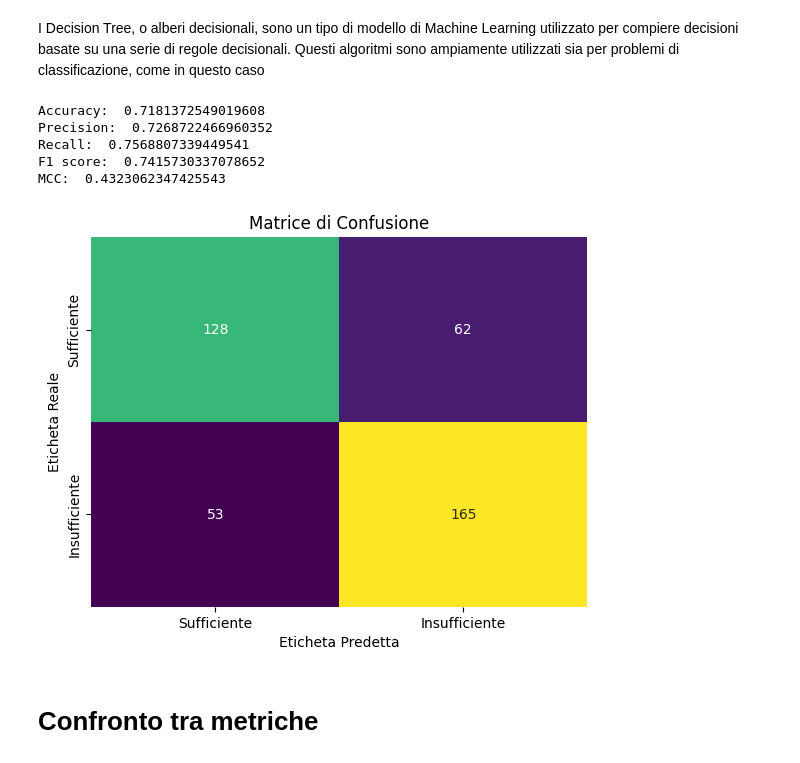
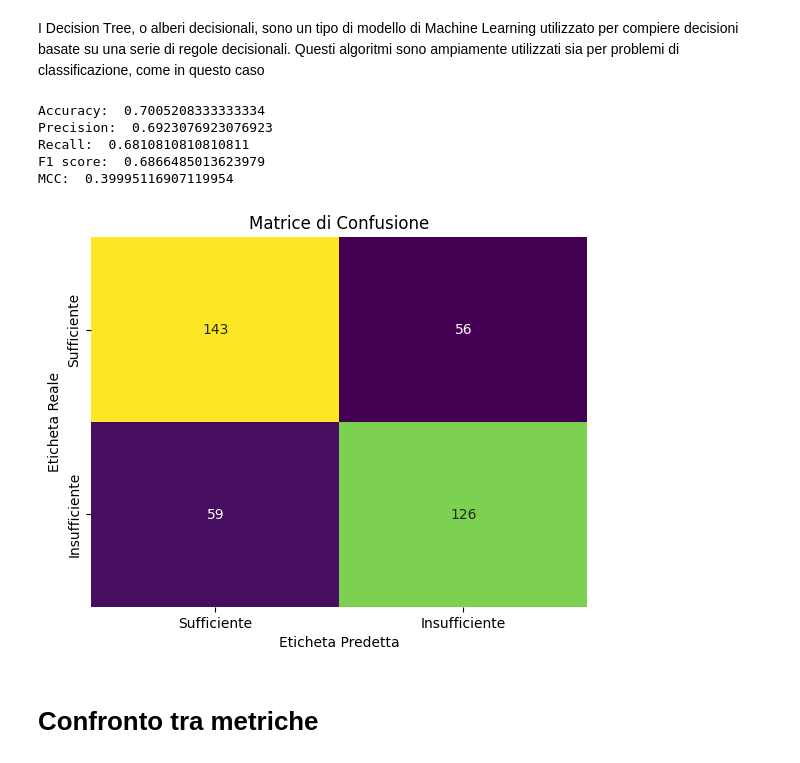
Before and after one commit to bafiuss/Sapore-DiVino, a Jupyter notebook: Sapore_DiVino-CODICE.ipynb, the cells around one changed output. Cells and saved outputs as stored; diff of their text form; code cells hidden in the pictures.

```diff
--- a/Sapore_DiVino-CODICE.ipynb
+++ b/Sapore_DiVino-CODICE.ipynb
@@ -292,7 +362,7 @@ cmplnb = ComplementNB()
 # %% [markdown]
 Scriviamo il codice riguardante il Gaussian Naive Bayes
 # %%
-gnb.fit(X_train_rus,y_train_rus) #training
+gnb.fit(X_train,Y_train) #training
 y_pred = gnb.predict(X_test) #testing
 # %% [markdown]
 Stampo quelli che sono i valori dell'accuracy, precision, recall, F1 score e MCC
@@ -329,7 +399,7 @@ plt.show()
 # %% [markdown]
 Procediamo con Multinomial Naive Bayes
 # %%
-mnb.fit(X_train_rus,y_train_rus)
+mnb.fit(X_train,Y_train)
 y_pred_2 = mnb.predict(X_test)
 
 accuracyMNB = accuracy_score(Y_test,y_pred_2)
@@ -347,7 +417,7 @@ print('MCC: ', mccMNB)
 labels=['Insufficiente', 'Sufficiente']
 confusion_matrix_result = confusion_matrix(Y_test,y_pred_2)
 sns.heatmap(confusion_matrix_result, annot=True, fmt='d', cmap='viridis', xticklabels=labels, yticklabels=labels,cbar=False)
-plt.title('Matrice di confusione Multinomial Naive Bayes')
+#plt.title('Matrice di confusione Multinomial Naive Bayes')
 plt.xlabel('Eticheta Predetta')
 plt.ylabel('Eticheta Reale')
 plt.show()
@@ -361,7 +431,7 @@ MCC:  0.4801161867396541
 # %% [markdown]
 Procediamo con Bernoulli Naive Bayes
 # %%
-bnb.fit(X_train_rus,y_train_rus)
+bnb.fit(X_train,Y_train)
 y_pred_3 = bnb.predict(X_test)
 
 accuracyBNB = accuracy_score(Y_test,y_pred_3)
@@ -379,7 +449,7 @@ print('MCC: ', mccBNB)
 labels=['Sufficiente', 'Insufficiente']
 confusion_matrix_result = confusion_matrix(Y_test,y_pred_3)
 sns.heatmap(confusion_matrix_result, annot=True, fmt='d', cmap='viridis', xticklabels=labels, yticklabels=labels,cbar=False)
-plt.title('Matrice di confusione Bernoulli Naive Bayes')
+#plt.title('Matrice di confusione Bernoulli Naive Bayes')
 plt.xlabel('Eticheta Predetta')
 plt.ylabel('Eticheta Reale')
 plt.show()
@@ -393,7 +463,7 @@ MCC:  0.04738987676760273
 # %% [markdown]
 Procediamo con Complement Naive Bayes
 # %%
-cmplnb.fit(X_train_rus,y_train_rus)
+cmplnb.fit(X_train,Y_train)
 y_pred_4 = cmplnb.predict(X_test)
 
 accuracyCNB = accuracy_score(Y_test,y_pred_4)
@@ -428,35 +498,35 @@ I Decision Tree, o alberi decisionali, sono un tipo di modello di Machine Learni
 # %%
 from sklearn.tree import DecisionTreeClassifier
 dtc = DecisionTreeClassifier(max_depth = 4)
 
-dtc.fit(X_train_rus,y_train_rus)
+dtc.fit(X_train,Y_train)
 y_pred = dtc.predict(X_test)
 accuracyDTC = accuracy_score(Y_test,y_pred)
 precisionDTC = precision_score(Y_test,y_pred)
 recallDTC = recall_score(Y_test,y_pred)
 mccDTC = matthews_corrcoef(Y_test, y_pred)
 f1_scoreDTC = f1_score(Y_test, y_pred)
 
 print('Accuracy: ' , accuracyDTC)
 print('Precision: ' , precisionDTC)
 print('Recall: ' , recallDTC)
 print('F1 score: ', f1_scoreDTC)
 print('MCC: ', mccDTC)
 
 labels = ['Sufficiente', 'Insufficiente']
 confusion_matrix_result = confusion_matrix(Y_test,y_pred)
 sns.heatmap(confusion_matrix_result, annot=True, fmt='d', cmap='viridis', xticklabels=labels, yticklabels=labels, cbar=False)
 plt.title('Matrice di Confusione')
 plt.xlabel('Eticheta Predetta')
 plt.ylabel('Eticheta Reale')
 plt.show()
 # %% [output]
-Accuracy:  0.7181372549019608
-Precision:  0.7268722466960352
-Recall:  0.7568807339449541
-F1 score:  0.7415730337078652
-MCC:  0.4323062347425543
+Accuracy:  0.7005208333333334
+Precision:  0.6923076923076923
+Recall:  0.6810810810810811
+F1 score:  0.6866485013623979
+MCC:  0.39995116907119954
-[figure, old version]
+[figure, new version]
 # %% [markdown]
 # Confronto tra metriche
 # %%
```
Also changed, not shown: parts of 22 cells of this notebook.
